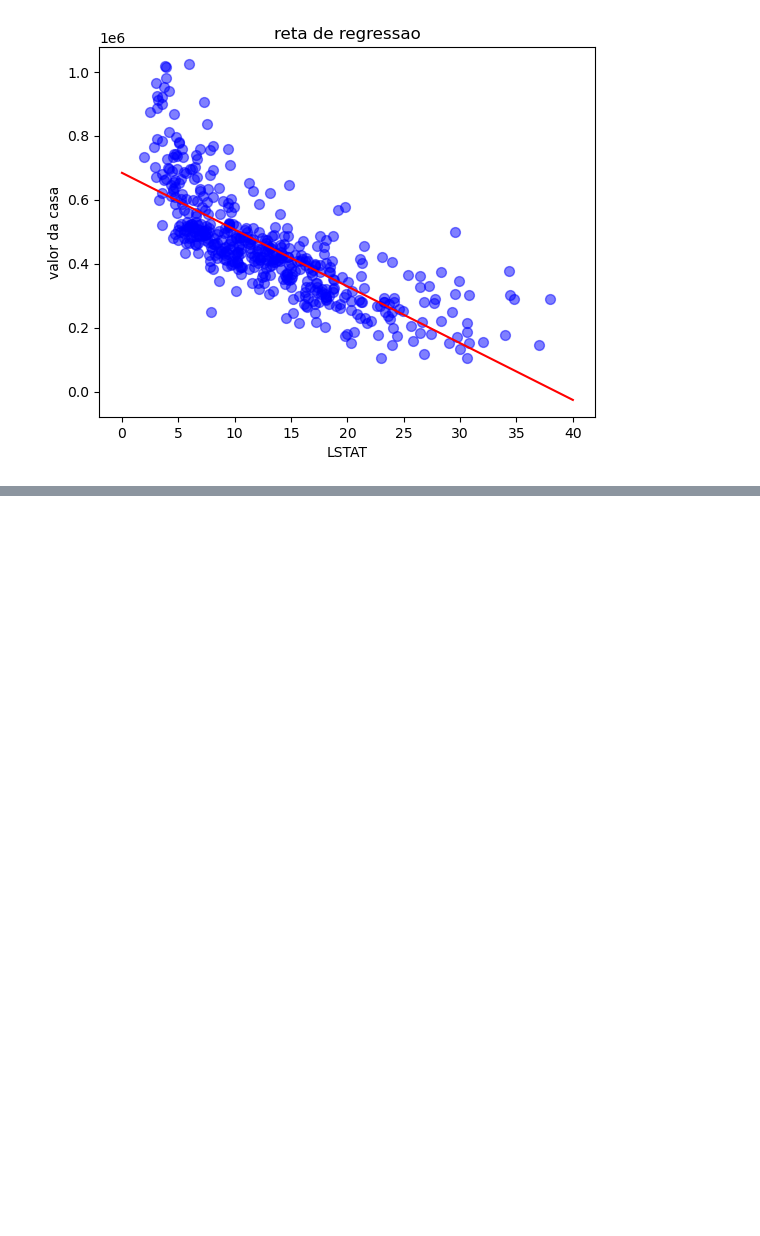
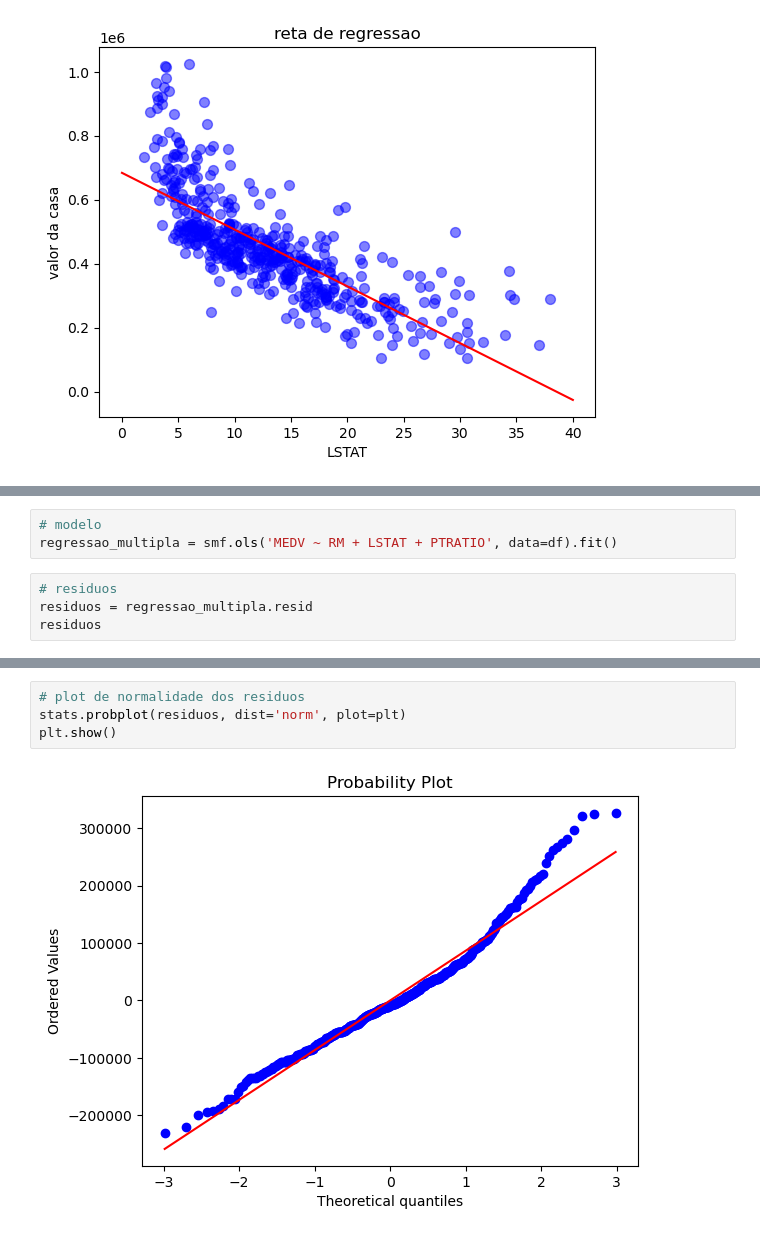
Before and after one commit to esscova/data-science, a Jupyter notebook: regressao/Boston Housing/src/Boston housing - avaliaçao com statsmodel.ipynb, the cells around one changed output, grey strips where cells are left out. Cells and saved outputs as stored; diff of their text form; blank space fills up the shorter version.

Commit message:
realizado treinamento com regressao multipla, registros de metricas dos modelos utilizados e avaliação de pressupostos da regressao multipla com statsmodel

```diff
--- a/regressao/Boston Housing/src/Boston housing - avaliaçao com statsmodel.ipynb
+++ b/regressao/Boston Housing/src/Boston housing - avaliaçao com statsmodel.ipynb
@@ -114,0 +128,7 @@ plt.show()
+# %%
+# modelo
+regressao_multipla = smf.ols('MEDV ~ RM + LSTAT + PTRATIO', data=df).fit()
+# %%
+# residuos
+residuos = regressao_multipla.resid
+residuos
@@ -114,0 +161,6 @@ plt.show()
+# %%
+# plot de normalidade dos residuos
+stats.probplot(residuos, dist='norm', plot=plt)
+plt.show()
+# %% [output]
+[figure, added]
```
Also changed, not shown: parts of 15 cells of this notebook, 1 other file.
